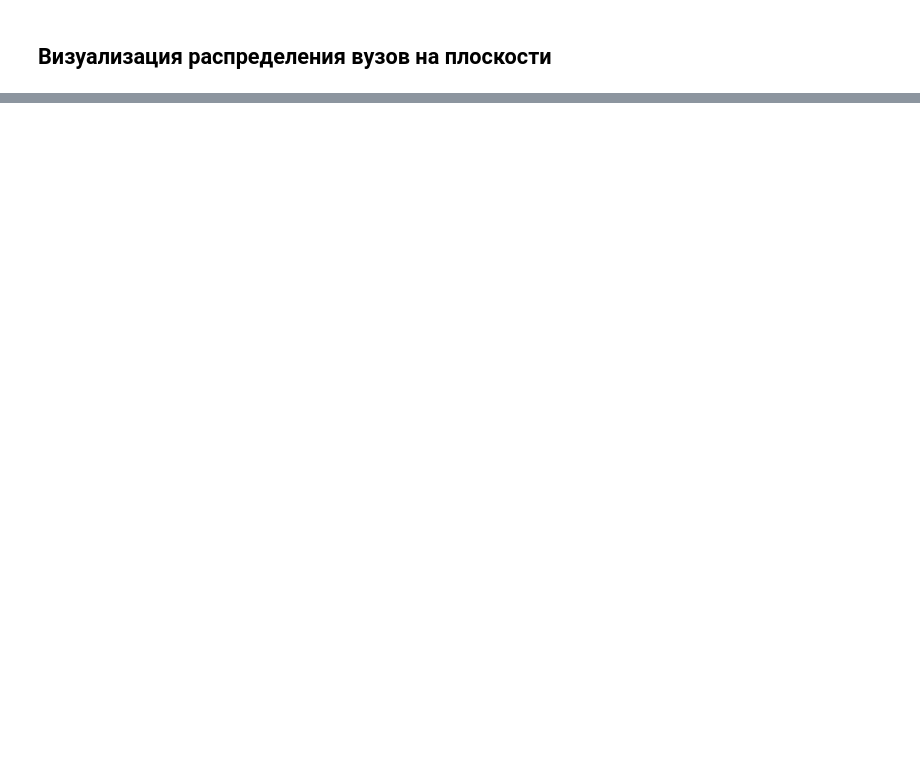
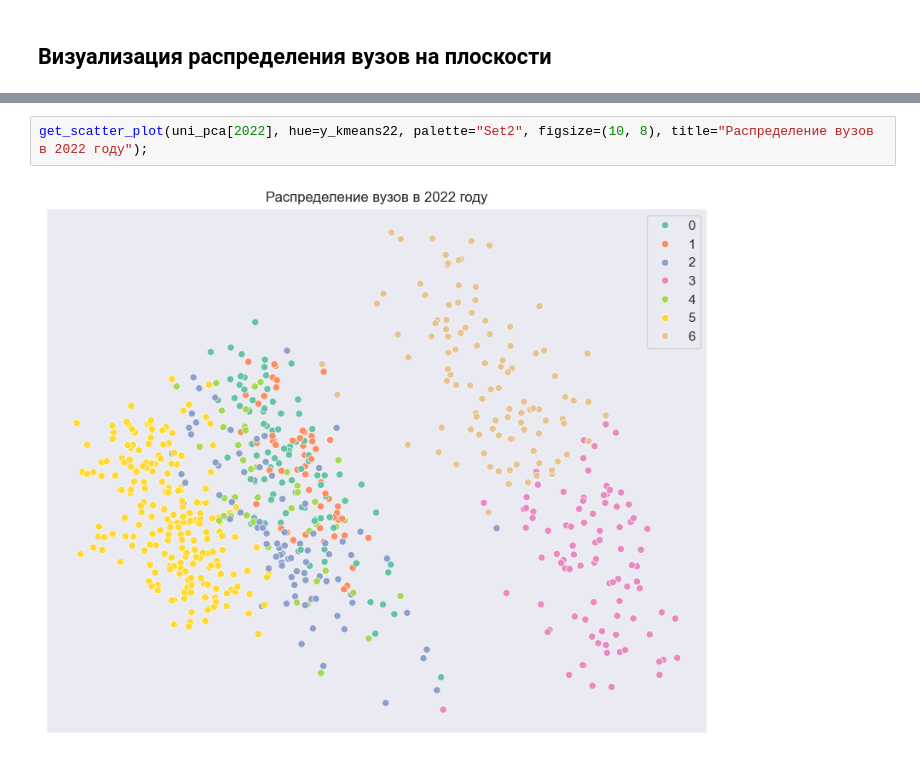
Before and after one commit to sosnovskiim/MachineLearning, a Jupyter notebook: Курс 3 - Машинное обучение и нейронные сети/2. Кластеризация/2.1 Кластеризация вузов/2.1 Кластеризация вузов.ipynb, the cells around one changed output, grey strips where cells are left out. Drawn from its saved outputs; the diff is of its cells as text; blank space fills up the shorter version.

```diff
--- a/Курс 3 - Машинное обучение и нейронные сети/2. Кластеризация/2.1 Кластеризация вузов/2.1 Кластеризация вузов.ipynb
+++ b/Курс 3 - Машинное обучение и нейронные сети/2. Кластеризация/2.1 Кластеризация вузов/2.1 Кластеризация вузов.ipynb
@@ -1074,0 +1064,4 @@ plt.tight_layout()
+# %%
+get_scatter_plot(uni_pca[2022], hue=y_kmeans22, palette="Set2", figsize=(10, 8), title="Распределение вузов в 2022 году");
+# %% [output]
+[figure, added]
```
Also changed, not shown: parts of 53 cells of this notebook.
